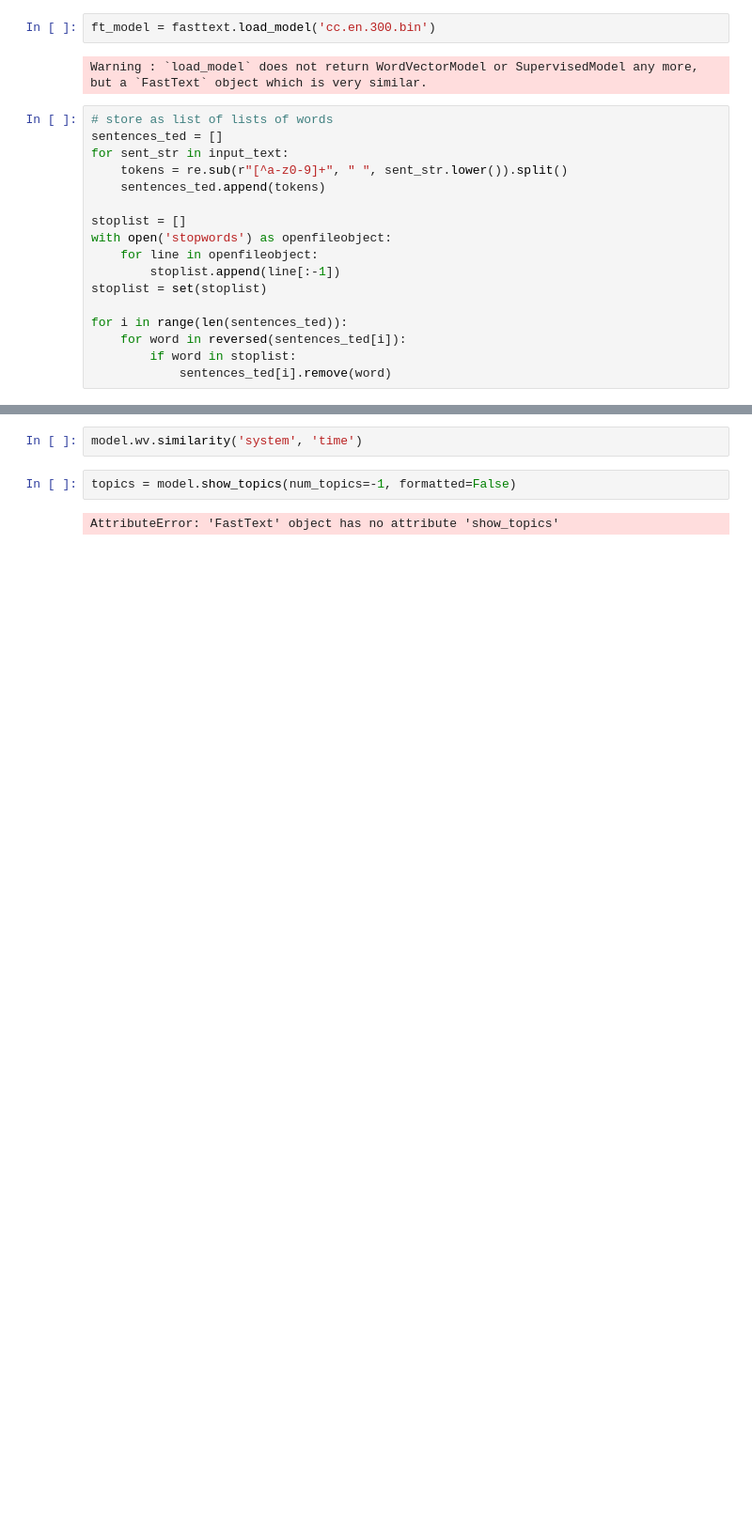
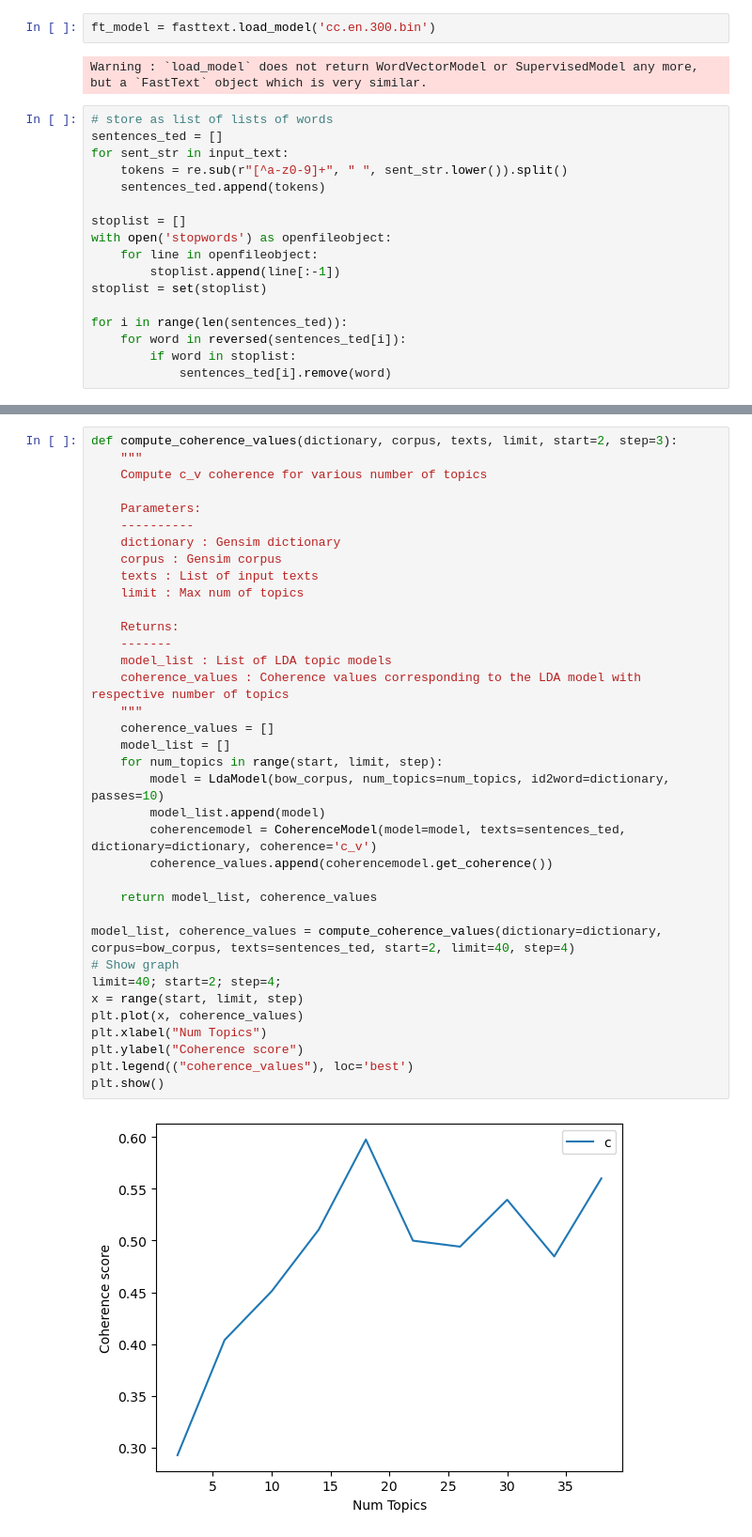
Before and after one commit to WilliamHiatt/SeniorCapStone, a Jupyter notebook: Gensim Code Exploration/421_Spacy_Sentiment.ipynb, the cells around one changed output, grey strips where cells are left out. Shown at 94% size. Saved outputs shown, nothing was run; the diff lists cells and outputs as text; blank space fills up the shorter version.

Commit message:
Created Optimal Topic Modeling Model
Used pyLDAvis to find the optimal topic modeling model based on parameters and visualize it

```diff
--- a/Gensim Code Exploration/421_Spacy_Sentiment.ipynb
+++ b/Gensim Code Exploration/421_Spacy_Sentiment.ipynb
@@ -340,6 +353,38 @@ NameError: name 'model' is not defined
-# %%
-model.wv.similarity('system', 'time')
-# %%
-topics = model.show_topics(num_topics=-1, formatted=False)
-# %% [output]
-AttributeError: 'FastText' object has no attribute 'show_topics'
+# %%
+def compute_coherence_values(dictionary, corpus, texts, limit, start=2, step=3):
+    """
+    Compute c_v coherence for various number of topics
+
+    Parameters:
+    ----------
+    dictionary : Gensim dictionary
+    corpus : Gensim corpus
+    texts : List of input texts
+    limit : Max num of topics
+
+    Returns:
+    -------
+    model_list : List of LDA topic models
+    coherence_values : Coherence values corresponding to the LDA model with respective number of topics
+    """
+    coherence_values = []
+    model_list = []
+    for num_topics in range(start, limit, step):
+        model = LdaModel(bow_corpus, num_topics=num_topics, id2word=dictionary, passes=10)
+        model_list.append(model)
+        coherencemodel = CoherenceModel(model=model, texts=sentences_ted, dictionary=dictionary, coherence='c_v')
+        coherence_values.append(coherencemodel.get_coherence())
+
+    return model_list, coherence_values
+
+model_list, coherence_values = compute_coherence_values(dictionary=dictionary, corpus=bow_corpus, texts=sentences_ted, start=2, limit=40, step=4)
+# Show graph
+limit=40; start=2; step=4;
+x = range(start, limit, step)
+plt.plot(x, coherence_values)
+plt.xlabel("Num Topics")
+plt.ylabel("Coherence score")
+plt.legend(("coherence_values"), loc='best')
+plt.show()
+# %% [output]
+[figure, added]
```
Also changed, not shown: parts of 14 cells of this notebook, 1 other file.
